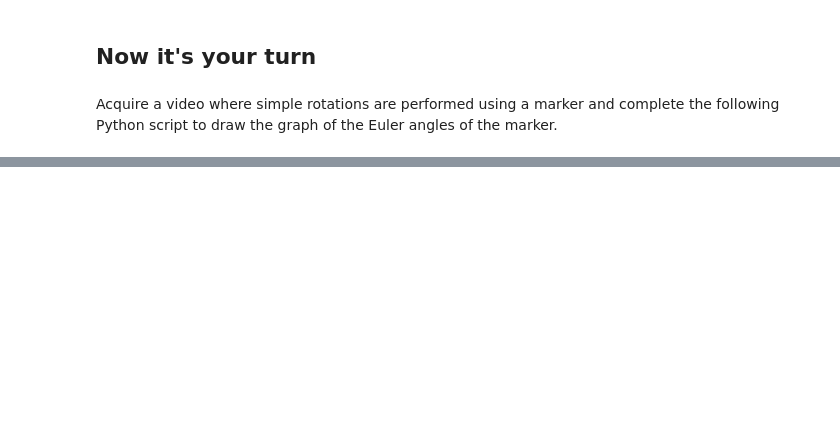
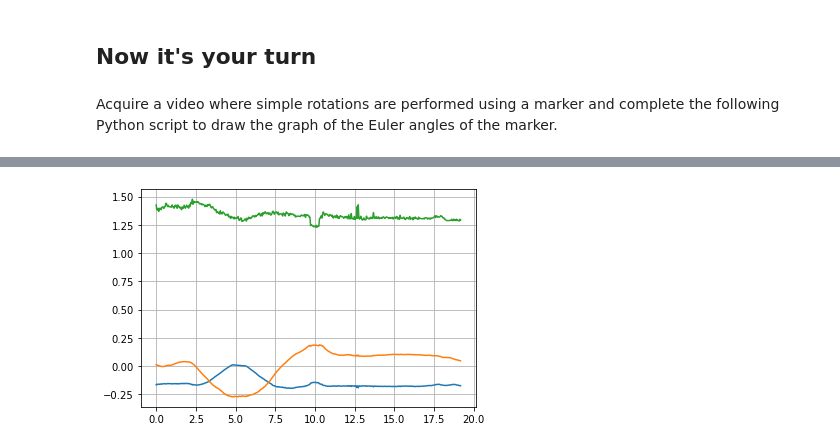
Before and after one commit to lucadevito/BiomedicalInstrumentation, a Jupyter notebook: Lab2/solution/aruco_solution.ipynb, the cells around one changed output, grey strips where cells are left out. Drawn from its saved outputs; the diff is of its cells as text; code cells hidden in the pictures; blank space fills up the shorter version.

```diff
--- a/Lab2/solution/aruco_solution.ipynb
+++ b/Lab2/solution/aruco_solution.ipynb
@@ -89,7 +89,7 @@ cap = cv2.VideoCapture("CameraCalibration\MVI_7085.MOV")
 length = int(cap.get(cv2.CAP_PROP_FRAME_COUNT))
 
 # Sample one over 20 frames of the video
-for n in range(0,length,20):
+for n in range(0,length,5):
 
     # Load the image
     print(f"Reading frame %d of %d" % (n//20+1,length//20+1))
@@ -259,31 +242,8 @@ Acquire a video where simple rotations are performed using a marker and complete
 # imports
 import cv2 # Import the OpenCV library to enable computer vision
 import numpy as np # Import the NumPy scientific computing library
-from scipy.spatial.transform import Rotation as R
 import math # Math library
 import matplotlib.pyplot as plt
-
-def euler_from_quaternion(x, y, z, w):
-  """
-  Convert a quaternion into euler angles (roll, pitch, yaw)
-  roll is rotation around x in radians (counterclockwise)
-  pitch is rotation around y in radians (counterclockwise)
-  yaw is rotation around z in radians (counterclockwise)
-  """
-  t0 = +2.0 * (w * x + y * z)
-  t1 = +1.0 - 2.0 * (x * x + y * y)
-  roll_x = math.atan2(t0, t1)
-
-  t2 = +2.0 * (w * y - z * x)
-  t2 = +1.0 if t2 > +1.0 else t2
-  t2 = -1.0 if t2 < -1.0 else t2
-  pitch_y = math.asin(t2)
-
-  t3 = +2.0 * (w * z + x * y)
-  t4 = +1.0 - 2.0 * (y * y + z * z)
-  yaw_z = math.atan2(t3, t4)
-
-  return roll_x, pitch_y, yaw_z # in radians
 
 # Side length of the ArUco marker in meters
 aruco_marker_side_length = 0.04
@@ -300,9 +260,11 @@ mtx = cv_file.getNode('K').mat()
 dst = cv_file.getNode('D').mat()
 cv_file.release()
 
-# Get the used dictionary and create the detector parameters
-this_aruco_dictionary = cv2.aruco.Dictionary_get(cv2.aruco.DICT_4X4_1000)
-this_aruco_parameters = cv2.aruco.DetectorParameters_create()
+# Get the used dictionary and create the detector object
+this_aruco_dictionary = cv2.aruco.getPredefinedDictionary(cv2.aruco.DICT_4X4_1000)
+this_aruco_parameters = cv2.aruco.DetectorParameters()
+this_aruco_detector = cv2.aruco.ArucoDetector(this_aruco_dictionary, this_aruco_parameters)
+
 
 # Open the video and get the number of frames
 video = cv2.VideoCapture(video_file)
@@ -332,9 +294,7 @@ for n in range(nframes):
     ret, frame = video.read()
 
     # detect the markers
-    (corners, marker_ids, rejected) = cv2.aruco.detectMarkers(
-                              frame, this_aruco_dictionary, parameters=this_aruco_parameters,
-                              cameraMatrix=mtx, distCoeff=dst)
+    (corners, marker_ids, rejected) = this_aruco_detector.detectMarkers(frame)
 
     pos1_x.append(np.NAN)
     pos1_y.append(np.NAN)
@@ -349,46 +309,36 @@ for n in range(nframes):
         # Draw a square around detected markers in the video frame
         cv2.aruco.drawDetectedMarkers(frame, corners, marker_ids)
 
-        # estimate marker pose
-        # Get the rotation and translation vectors
-        rvecs, tvecs, obj_points = cv2.aruco.estimatePoseSingleMarkers(corners,
-                                                                       aruco_marker_side_length,
-                                                                       mtx,
-                                                                       dst)
+        #object_points = np.zeros((4,3), dtype=np.float32)
+        object_points = np.array([[-aruco_marker_side_length/2, aruco_marker_side_length/2, 0],
+                            [aruco_marker_side_length/2, aruco_marker_side_length/2, 0],
+                            [aruco_marker_side_length/2, -aruco_marker_side_length/2, 0],
+                            [-aruco_marker_side_length/2, -aruco_marker_side_length/2, 0]],dtype=np.float32)
+
 
         for i, marker_id in enumerate(marker_ids):
 
-            if marker_id==1:
+            success, rvec, tvec = cv2.solvePnP(object_points, corners[i],mtx,dst, False, cv2.SOLVEPNP_IPPE_SQUARE)
 
-                pos1_x[n] = tvecs[i][0][0]
-                pos1_y[n] = tvecs[i][0][1]
-                pos1_z[n] = tvecs[i][0][2]
+            if success and marker_id==1:
 
                 # write marker axes onto the current frame
-                cv2.aruco.drawAxis(frame, mtx, dst, rvecs[i], tvecs[i], 0.05)
+                cv2.drawFrameAxes(frame, mtx, dst, rvec, tvec, 0.1)
 
                 # convert rotation vector to rotation matrix, then to quaternion, and finally to Euler angles
-                rotation_matrix = np.eye(4)
-                rotation_matrix[0:3, 0:3] = cv2.Rodrigues(np.array(rvecs[i][0]))[0]
-                r = R.from_matrix(rotation_matrix[0:3, 0:3])
-                quat = r.as_quat()
+                rotation_matrix, jacob = cv2.Rodrigues(rvec)
 
-                # Quaternion format
-                transform_rotation_x = quat[0]
-                transform_rotation_y = quat[1]
-                transform_rotation_z = quat[2]
-                transform_rotation_w = quat[3]
+                pose_mat = cv2.hconcat((rotation_matrix, tvec))
+                _, _, _, _, _, _, euler_angles = cv2.decomposeProjectionMatrix(pose_mat)
 
-                # Euler angle format in radians
-                roll, pitch, yaw = euler_from_quaternion(transform_rotation_x,
-                                                         transform_rotation_y,
-                                                         transform_rotation_z,
-                                                         transform_rotation_w)
+                pos1_x[n] = tvec[0][0]
+                pos1_y[n] = tvec[1][0]
+                pos1_z[n] = tvec[2][0]
 
-                # store Euler angles in corresponding vectors
-                roll_vec[n] = roll
-                pitch_vec[n] = pitch
-                yaw_vec[n] = yaw
+                roll_vec[n] = euler_angles[0]
+                pitch_vec[n] = euler_angles[1]
+                yaw_vec[n] = euler_angles[2]
+
 
     # write the modified frame to the VideoWriter
     writer.write(frame)
@@ -410,7 +360,8 @@ plt.grid()
 # plot Euler angle graphs
 time = np.arange(0,nframes/25,1/25)
 plt.figure()
-plt.plot(time, np.unwrap(roll_vec))
-plt.plot(time, np.unwrap(pitch_vec))
-plt.plot(time, np.unwrap(yaw_vec))
+plt.plot(time, np.unwrap(roll_vec, axis=0,  period=360))
+plt.plot(time, np.unwrap(pitch_vec, axis=0, period=360))
+plt.plot(time, np.unwrap(yaw_vec, axis=0, period=360))
 plt.grid()
+# %% [output]
@@ -416,0 +385 @@ plt.grid()
+[figure, added]
```
Also changed, not shown: parts of 9 cells of this notebook, 2 other files.
